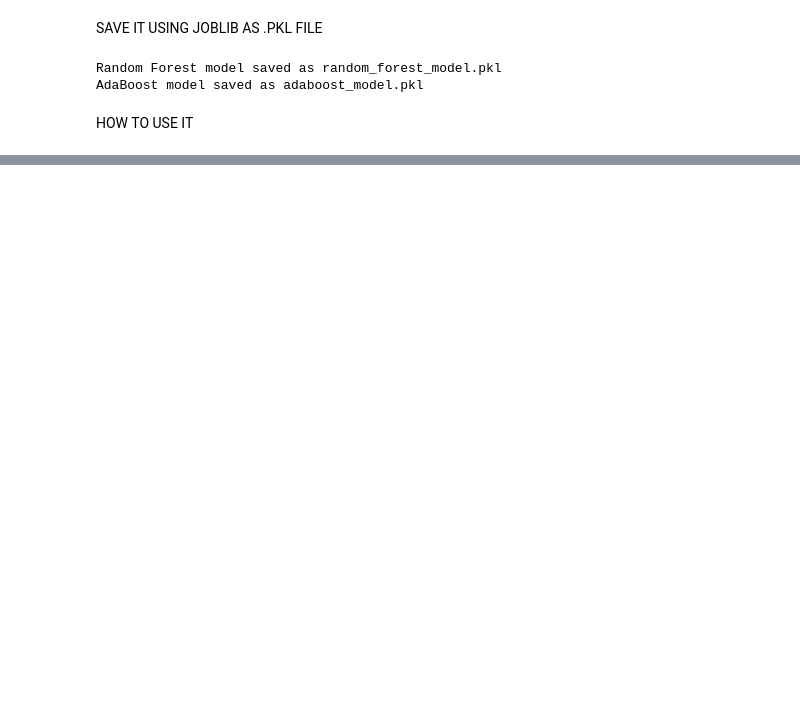
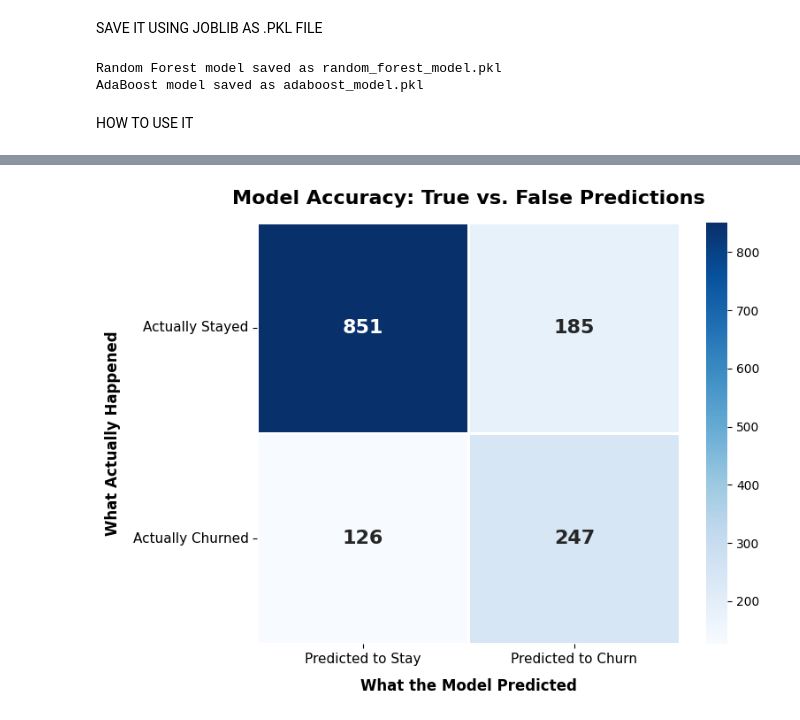
Before and after one commit to Levi-acker07man/Telco-Churn-Prediction-Model, a Jupyter notebook: Notebooks/Preprocessing.ipynb, the cells around one changed output, grey strips where cells are left out. Cells and saved outputs as stored; diff of their text form; code cells hidden in the pictures; blank space fills up the shorter version.

```diff
--- a/Notebooks/Preprocessing.ipynb
+++ b/Notebooks/Preprocessing.ipynb
@@ -544,0 +651,31 @@ AdaBoost Risk:      48.96%
+# %%
+import matplotlib.pyplot as plt
+import seaborn as sns
+from sklearn.metrics import confusion_matrix
+
+
+best_model = rf_model
+X_test_data = X_test
+actual_y = y_test
+
+y_pred = best_model.predict(X_test_data)
+
+cm = confusion_matrix(actual_y, y_pred)
+fig, ax = plt.subplots(figsize=(8, 6))
+
+sns.heatmap(cm, annot=True, fmt='d', cmap='Blues', ax=ax,
+            annot_kws={"size": 16, "weight": "bold"},
+            linewidths=1, linecolor='white')
+
+ax.set_title('Model Accuracy: True vs. False Predictions', fontsize=16, fontweight='bold', pad=15)
+ax.set_xlabel('What the Model Predicted', fontsize=12, fontweight='bold', labelpad=10)
+ax.set_ylabel('What Actually Happened', fontsize=12, fontweight='bold', labelpad=10)
+
+ax.set_xticklabels(['Predicted to Stay', 'Predicted to Churn'], fontsize=11)
+ax.set_yticklabels(['Actually Stayed', 'Actually Churned'], fontsize=11, rotation=0)
+
+plt.tight_layout()
+plt.savefig('confusion_matrix_chart.png', dpi=300, bbox_inches='tight')
+plt.show()
+# %% [output]
+[figure, added]
```
Also changed, not shown: parts of 11 cells of this notebook, 6 other files.
